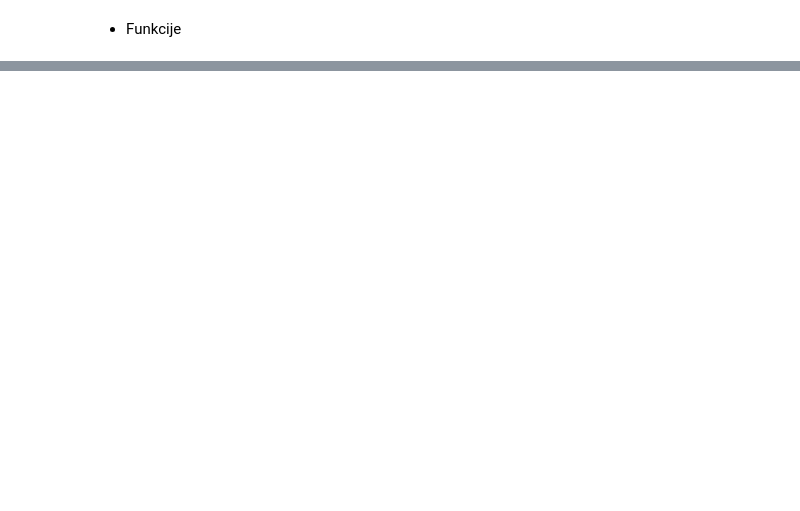
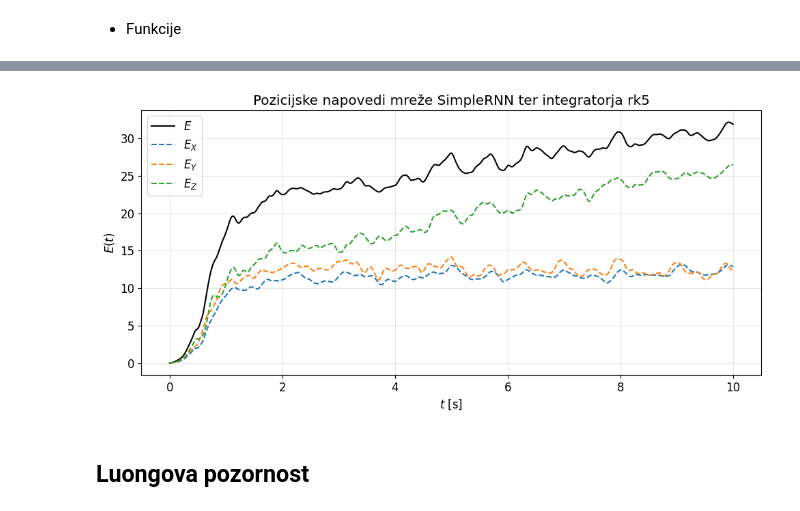
Before and after one commit to tadejkooo/PSUF, a Jupyter notebook: PSUF4/python/main.ipynb, the cells around one changed output, grey strips where cells are left out. Cells and saved outputs as stored; diff of their text form; code cells hidden in the pictures; blank space fills up the shorter version.

```diff
--- a/PSUF4/python/main.ipynb
+++ b/PSUF4/python/main.ipynb
@@ -185,0 +538,22 @@ model.compile(loss='mean_squared_error', optimizer='Adam')
+# %%
+""" Napaka predikcije """
+
+errRNN = np.sqrt(np.sum((pred - X_true)**2, axis=(0, 2)) / N)
+errRNN_XYZ = np.sqrt(np.sum((pred - X_true)**2, axis=0) / N)
+
+plt.figure(figsize=(10, 5))
+plt.title('Pozicijske napovedi mreže SimpleRNN ter integratorja rk5')
+plt.xlabel(r'$t$ [s]')
+plt.ylabel(r'$E (t)$')
+plt.grid(alpha=0.3)
+plt.plot(ts, errRNN, c='black', label=r'$E$')
+plt.plot(ts, errRNN_XYZ[:, 0], ls='--', label=r'$E_X$')
+plt.plot(ts, errRNN_XYZ[:, 1], ls='--', label=r'$E_Y$')
+plt.plot(ts, errRNN_XYZ[:, 2], ls='--', label=r'$E_Z$')
+plt.legend()
+plt.tight_layout()
+plt.show()
+# %% [output]
+[figure, added]
+# %% [markdown]
+## Luongova pozornost
```
Also changed, not shown: parts of 22 cells of this notebook, 4 other files.
